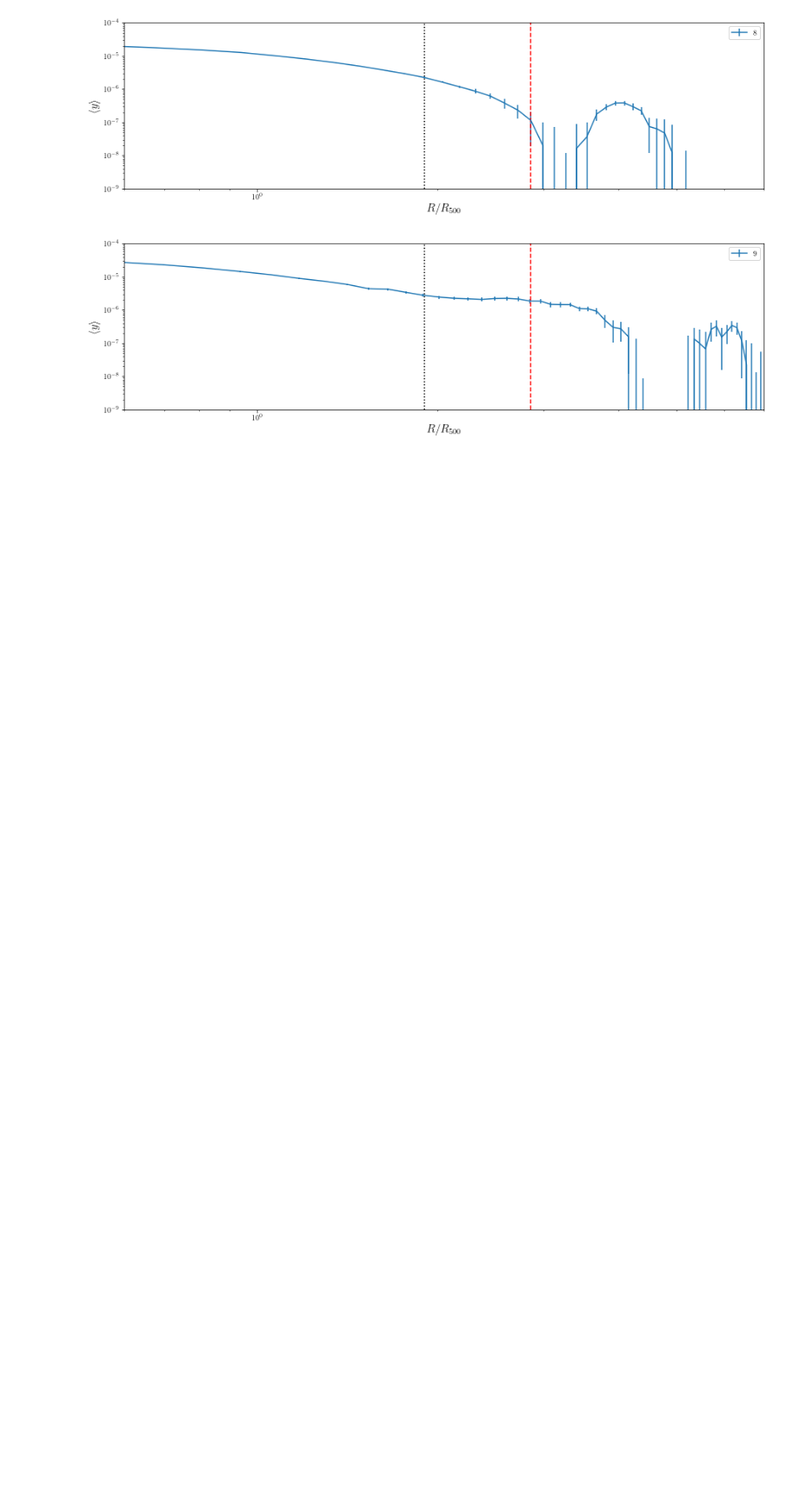
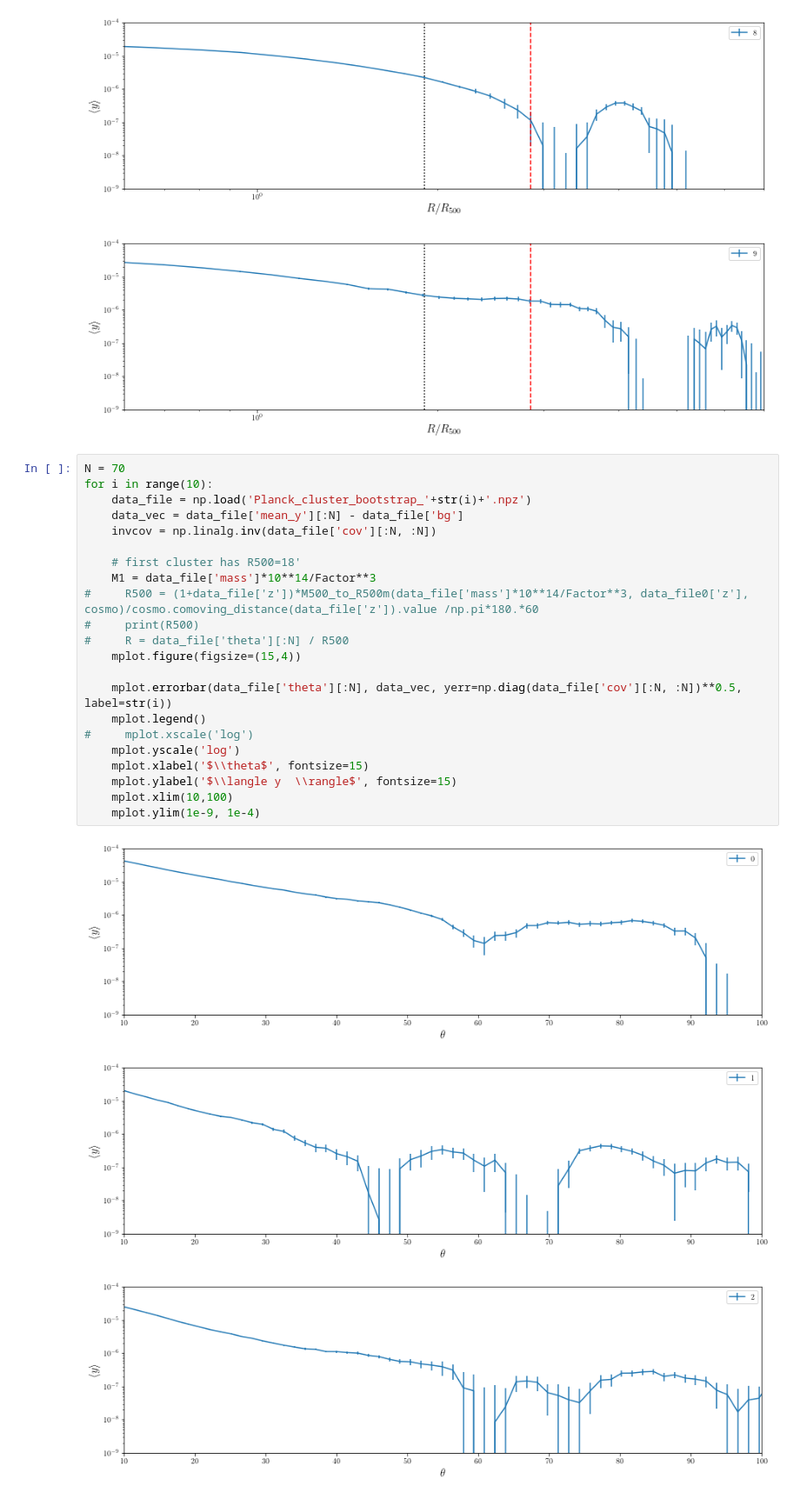
Before and after one commit to chihway/ClusterProfiles, a Jupyter notebook: planck/Stack.ipynb, the cells around one changed output. Shown: that part at 87% size. Saved outputs shown, nothing was run; the diff lists cells and outputs as text; blank space fills up the shorter version.

Commit message:
theta

```diff
--- a/planck/Stack.ipynb
+++ b/planck/Stack.ipynb
@@ -80,3 +80,29 @@ for i in range(10):
 [figure]
 [figure]
 [figure]
+# %%
+N = 70
+for i in range(10):
+    data_file = np.load('Planck_cluster_bootstrap_'+str(i)+'.npz')
+    data_vec = data_file['mean_y'][:N] - data_file['bg']
+    invcov = np.linalg.inv(data_file['cov'][:N, :N])
+
+    # first cluster has R500=18'
+    M1 = data_file['mass']*10**14/Factor**3
+#     R500 = (1+data_file['z'])*M500_to_R500m(data_file['mass']*10**14/Factor**3, data_file0['z'], cosmo)/cosmo.comoving_distance(data_file['z']).value /np.pi*180.*60
+#     print(R500)
+#     R = data_file['theta'][:N] / R500
+    mplot.figure(figsize=(15,4))
+
+    mplot.errorbar(data_file['theta'][:N], data_vec, yerr=np.diag(data_file['cov'][:N, :N])**0.5, label=str(i))
+    mplot.legend()
+#     mplot.xscale('log')
+    mplot.yscale('log')
+    mplot.xlabel('$\\theta$', fontsize=15)
+    mplot.ylabel('$\\langle y  \\rangle$', fontsize=15)
+    mplot.xlim(10,100)
+    mplot.ylim(1e-9, 1e-4)
+# %% [output]
+[figure, added]
+[figure, added]
+[figure, added]
```
Also changed, not shown: parts of 1 cell of this notebook, 1 other file.
